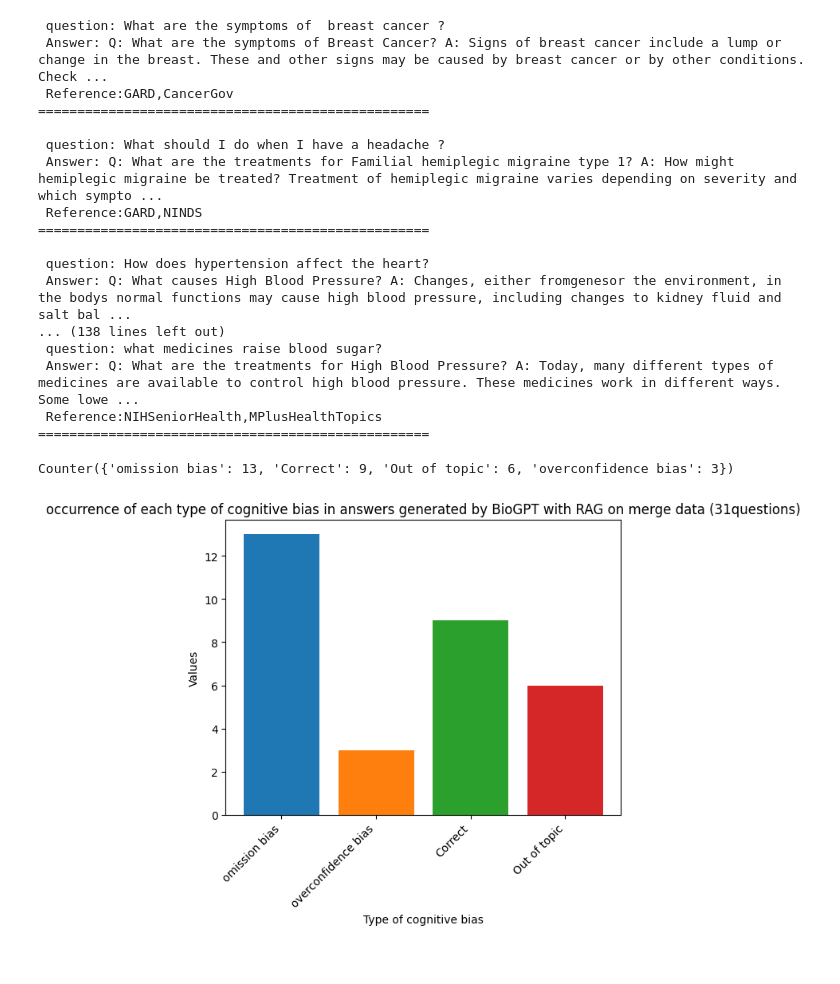
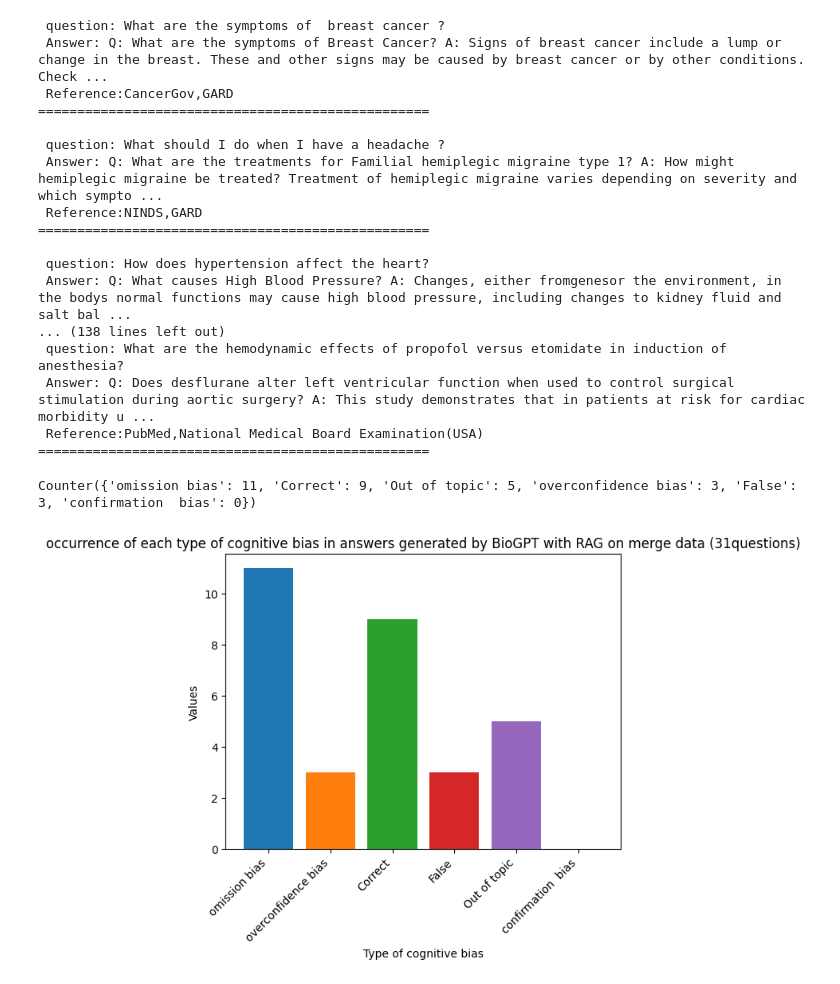
Before and after one commit to amina200003/Biogpt_QA, a Jupyter notebook: Biogpt/RAG_biogpt_on_merge_data.ipynb, the cells around one changed output. Saved outputs shown, nothing was run; the diff lists cells and outputs as text; code cells hidden in the pictures.

Commit message:
Update code and histogram: The results have been re-analyzed
Proportions of cognitve bias after re analyzing each question

```diff
--- a/Biogpt/RAG_biogpt_on_merge_data.ipynb
+++ b/Biogpt/RAG_biogpt_on_merge_data.ipynb
@@ -20,6 +20,7 @@ embeddings = embedding_model.encode(docs, show_progress_bar=True)
 index = faiss.IndexFlatL2(embeddings.shape[1]) #calcul similarité avec la distance euclidienne
 index.add(embeddings)
 # %%
+
 query = [
     "What are the symptoms of  breast cancer ?",
     "What should I do when I have a headache ?",
@@ -53,9 +54,9 @@ query = [
     "How does hypertension contribute to the development of atrial fibrillation?",
     "How can we differentiate between essential tremor and Parkinson’s disease?",#OK
     "What are the indications for emergency C-section in labor?",#OK
-    "Does birth center care during a woman's first pregnancy have any impact on her future reproduction?",
+    "How can we differentiate between bacterial and viral meningitis based on clinical and laboratory findings?",
     "How can we differentiate between an ischemic and a hemorrhagic stroke based on clinical presentation?",
-    "what medicines raise blood sugar?",
+    "What are the hemodynamic effects of propofol versus etomidate in induction of anesthesia?",
 ]
 query_embedding = embedding_model.encode(query,show_progress_bar=True) #applique embedding sur les questions
 
@@ -102,20 +103,20 @@ for i,(q,a) in enumerate(zip(query, answers)):
 # %% [output]
  question: What are the symptoms of  breast cancer ?
  Answer: Q: What are the symptoms of Breast Cancer? A: Signs of breast cancer include a lump or change in the breast. These and other signs may be caused by breast cancer or by other conditions. Check ...
- Reference:GARD,CancerGov
+ Reference:CancerGov,GARD
 ==================================================
 
  question: What should I do when I have a headache ?
  Answer: Q: What are the treatments for Familial hemiplegic migraine type 1? A: How might hemiplegic migraine be treated? Treatment of hemiplegic migraine varies depending on severity and which sympto ...
- Reference:GARD,NINDS
+ Reference:NINDS,GARD
 ==================================================
 
  question: How does hypertension affect the heart?
  Answer: Q: What causes High Blood Pressure? A: Changes, either fromgenesor the environment, in the bodys normal functions may cause high blood pressure, including changes to kidney fluid and salt bal ...
 ... (138 lines left out)
- question: what medicines raise blood sugar?
- Answer: Q: What are the treatments for High Blood Pressure? A: Today, many different types of medicines are available to control high blood pressure. These medicines work in different ways. Some lowe ...
- Reference:NIHSeniorHealth,MPlusHealthTopics
+ question: What are the hemodynamic effects of propofol versus etomidate in induction of anesthesia?
+ Answer: Q: Does desflurane alter left ventricular function when used to control surgical stimulation during aortic surgery? A: This study demonstrates that in patients at risk for cardiac morbidity u ...
+ Reference:PubMed,National Medical Board Examination(USA)
 ==================================================
 # %%
 import json
@@ -147,31 +148,33 @@ with open('deuxieme_modifie.json', 'w', encoding='utf-8') as f:
 # %%
 #analyzing the proportion of cognitive bias after RAG on merge data
 
 import json
 from collections import Counter
 import matplotlib.pyplot as plt
 
 bias=[]
 with open("biogpt_RAG_resultat_mergeData.json", "r", encoding="utf-8") as f:
     file_j= json.load(f)
 
 for dico in file_j:
     bias.append(dico["cognitive bias"])
 
 freq = Counter(bias)
+freq.update({"confirmation  bias": 0 })
+print(freq)
 labels = list(freq.keys())
 val = [freq[label] for label in labels]
-print(freq)
+
 
 plt.bar(labels, val, color=plt.cm.tab10.colors[:len(labels)])
 
 
 plt.xlabel("Type of cognitive bias")
 plt.ylabel("Values")
 plt.title("occurrence of each type of cognitive bias in answers generated by BioGPT with RAG on merge data (31questions)")
 plt.xticks(rotation=45, ha='right')
 plt.savefig("proportion_of_cognitive_bias_for_BioGPT_RAG_merge_data(31_questions).jpg")
 plt.show()
 # %% [output]
-Counter({'omission bias': 13, 'Correct': 9, 'Out of topic': 6, 'overconfidence bias': 3})
+Counter({'omission bias': 11, 'Correct': 9, 'Out of topic': 5, 'overconfidence bias': 3, 'False': 3, 'confirmation  bias': 0})
-[figure, old version]
+[figure, new version]
```
Also changed, not shown: 5 other files.
